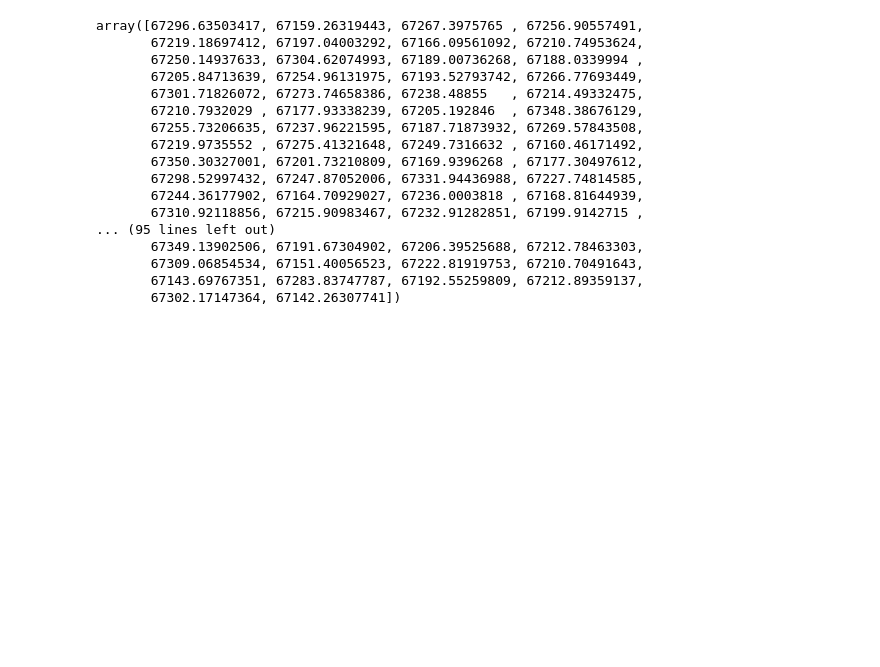
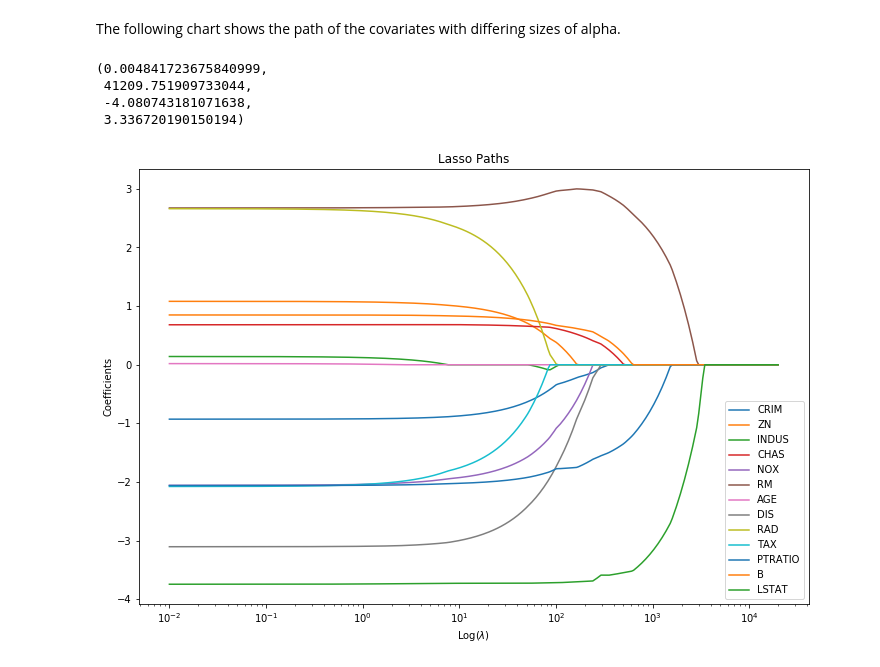
Before and after one commit to JonathanBechtel/easyml, a Jupyter notebook: examples/Coordinate Descent and Lasso Regression.ipynb, the cells around one changed output. Cells and saved outputs as stored; diff of their text form; code cells hidden in the pictures; blank space fills up the shorter version.

Commit message:
updated notebook with example for lasso regression

```diff
--- a/examples/Coordinate Descent and Lasso Regression.ipynb
+++ b/examples/Coordinate Descent and Lasso Regression.ipynb
@@ -6,3 +8,5 @@ diabetes = load_diabetes()
+# %%
+boston = load_boston()
 # %%
-X = diabetes.data
-y = diabetes.target
+X = boston.data
+y = boston.target
@@ -48,2 +12,0 @@ class LassoRegression():
-# %%
-lasso = LassoRegression(alpha=1000)
@@ -98,20 +13,2 @@ array([151.,  75., 141., 206., 135.,  97., 138.,  63., 110., 310., 101.,
-# %%
-lasso.predict(np.insert(X, 0, 1, axis=1))
-# %% [output]
-array([67296.63503417, 67159.26319443, 67267.3975765 , 67256.90557491,
-       67219.18697412, 67197.04003292, 67166.09561092, 67210.74953624,
-       67250.14937633, 67304.62074993, 67189.00736268, 67188.0339994 ,
-       67205.84713639, 67254.96131975, 67193.52793742, 67266.77693449,
-       67301.71826072, 67273.74658386, 67238.48855   , 67214.49332475,
-       67210.7932029 , 67177.93338239, 67205.192846  , 67348.38676129,
-       67255.73206635, 67237.96221595, 67187.71873932, 67269.57843508,
-       67219.9735552 , 67275.41321648, 67249.7316632 , 67160.46171492,
-       67350.30327001, 67201.73210809, 67169.9396268 , 67177.30497612,
-       67298.52997432, 67247.87052006, 67331.94436988, 67227.74814585,
-       67244.36177902, 67164.70929027, 67236.0003818 , 67168.81644939,
-       67310.92118856, 67215.90983467, 67232.91282851, 67199.9142715 ,
-... (95 lines left out)
-       67349.13902506, 67191.67304902, 67206.39525688, 67212.78463303,
-       67309.06854534, 67151.40056523, 67222.81919753, 67210.70491643,
-       67143.69767351, 67283.83747787, 67192.55259809, 67212.89359137,
-       67302.17147364, 67142.26307741])
+# %%
+X = standardize(X)
@@ -117,0 +17,35 @@ array([67296.63503417, 67159.26319443, 67267.3975765 , 67256.90557491,
+# %% [markdown]
+The following chart shows the path of the covariates with differing sizes of alpha.
+# %%
+# Initialize variables
+theta_list = []
+lamda      = np.logspace(-2,4.3,300) #Range of lambda values
+
+#Run lasso regression for each lambda
+for l in lamda:
+     lasso = LassoRegression(alpha=l, n_iter=500)
+     lasso.fit(X, y)
+     theta_list.append(lasso.coef_)
+
+#Stack into numpy array
+theta_lasso = np.stack(theta_list).T
+
+#Plot results
+n,_ = theta_lasso.shape
+plt.figure(figsize = (12,8))
+
+for i in range(n):
+    plt.plot(lamda, theta_lasso[i], label = boston.feature_names[i])
+
+plt.xscale('log')
+plt.xlabel('Log($\\lambda$)')
+plt.ylabel('Coefficients')
+plt.title('Lasso Paths')
+plt.legend()
+plt.axis('tight')
+# %% [output]
+(0.004841723675840999,
+ 41209.751909733044,
+ -4.080743181071638,
+ 3.336720190150194)
+[figure, added]
```
Also changed, not shown: parts of 13 cells of this notebook, 1 other file.
